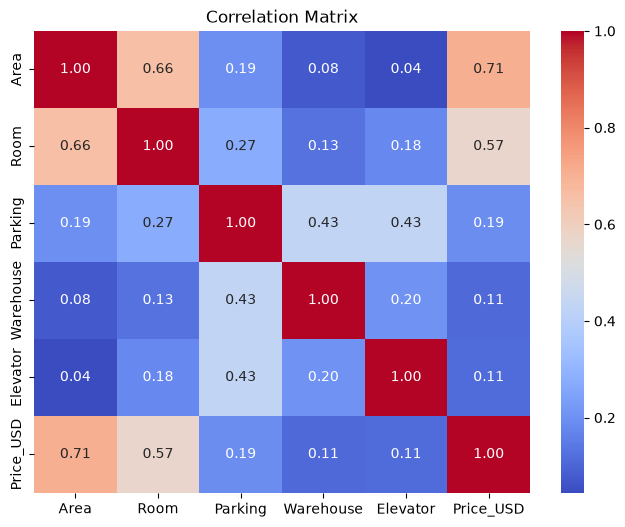
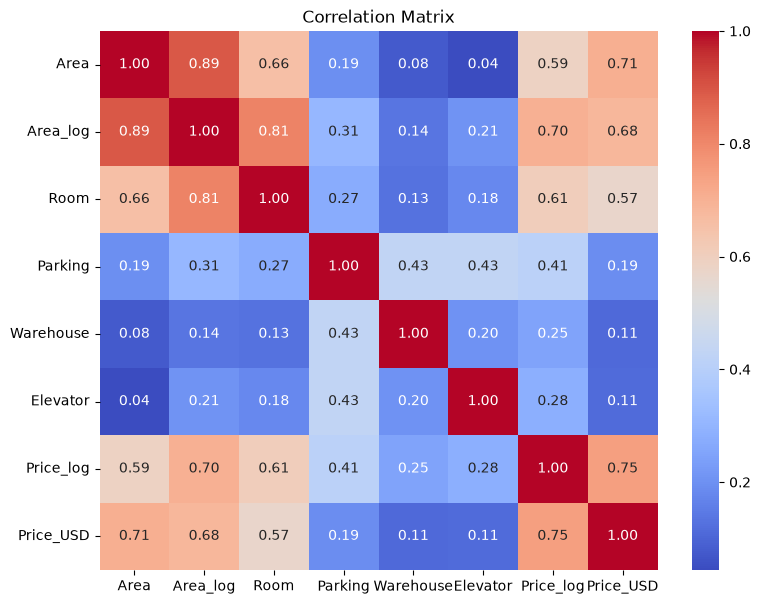
Unified diff of the notebook cell whose output changed from the first chart to the second:
--- before
+++ after
@@ -1,3 +1,3 @@
-corr_cols = ['Area', 'Room', 'Parking', 'Warehouse', 'Elevator', target]
+corr_cols = ['Area', 'Area_log', 'Room', 'Parking', 'Warehouse', 'Elevator', 'Price_log',target]
 df_corr = df[corr_cols].copy()
 
@@ -5,5 +5,5 @@
     df_corr[col] = df_corr[col].astype(int)
 
-plt.figure(figsize=(8,6))
+plt.figure(figsize=(9,7))
 sns.heatmap(df_corr.corr(), annot=True, cmap='coolwarm', fmt='.2f')
 plt.title('Correlation Matrix')

Commit: Build model